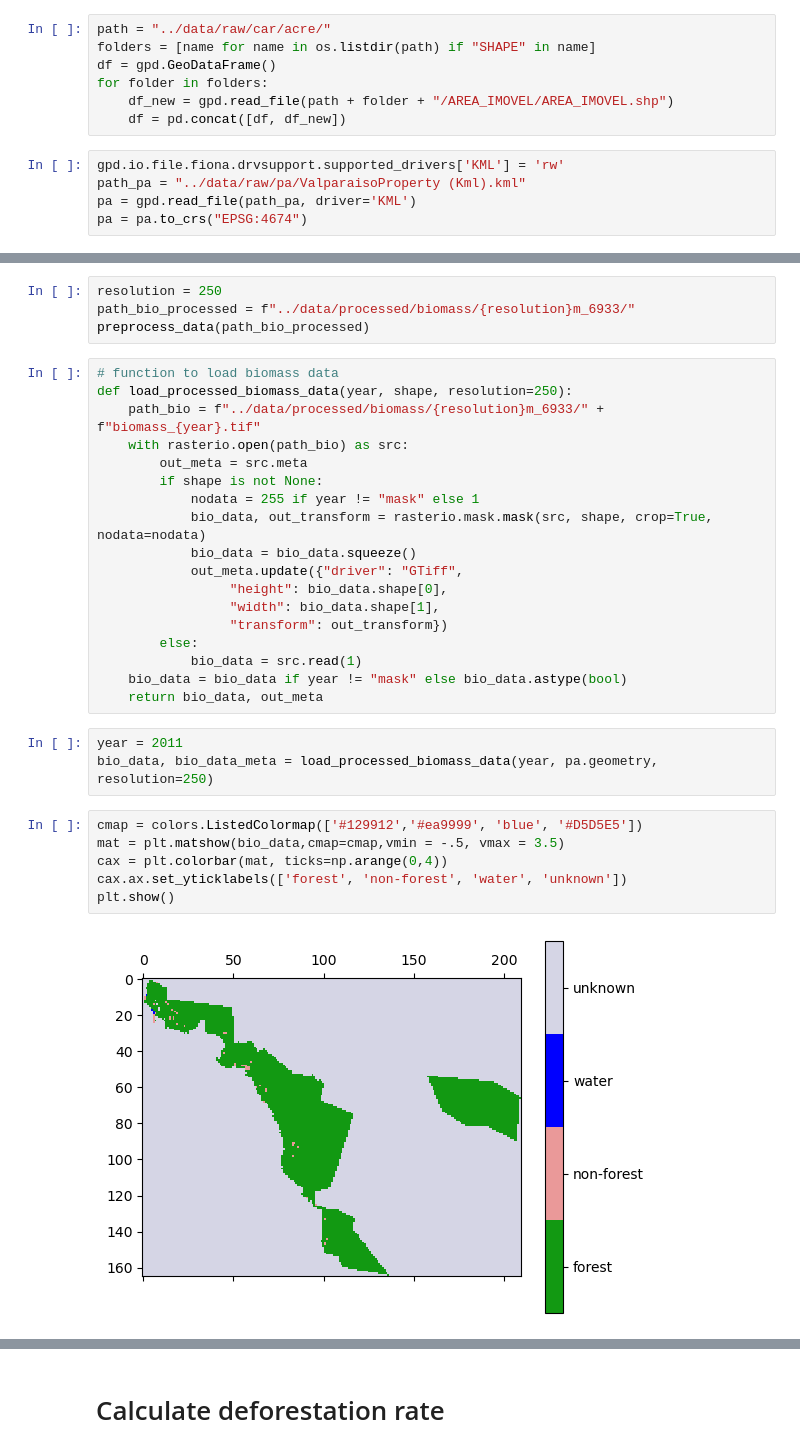
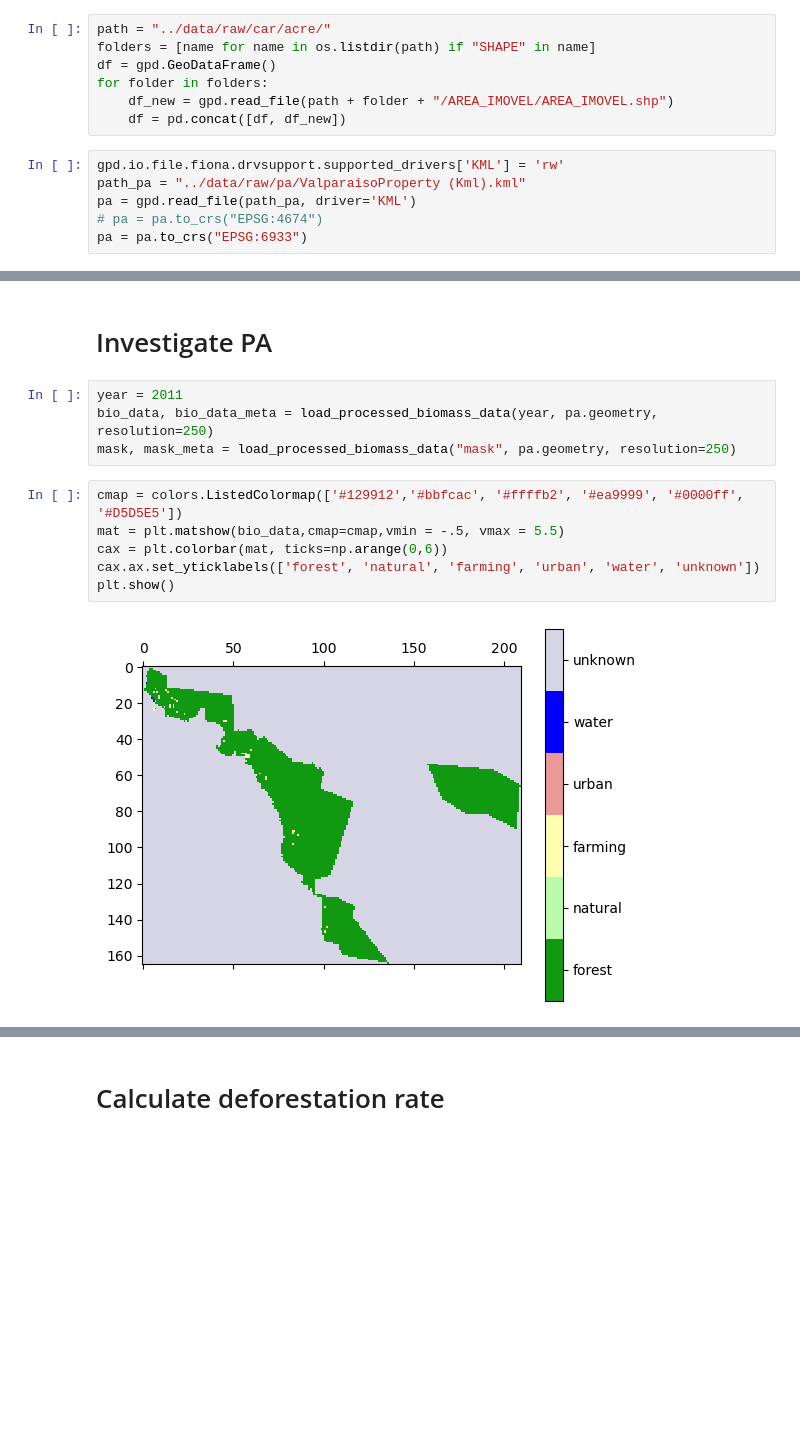
Before and after one commit to TimEngelmann/future-deforestation, a Jupyter notebook: notebooks/deforestation.ipynb, the cells around one changed output, grey strips where cells are left out. Cells and saved outputs as stored; diff of their text form; blank space fills up the shorter version.

```diff
--- a/notebooks/deforestation.ipynb
+++ b/notebooks/deforestation.ipynb
@@ -27,5 +145,6 @@ for folder in folders:
 gpd.io.file.fiona.drvsupport.supported_drivers['KML'] = 'rw'
 path_pa = "../data/raw/pa/ValparaisoProperty (Kml).kml"
 pa = gpd.read_file(path_pa, driver='KML')
-pa = pa.to_crs("EPSG:4674")
+# pa = pa.to_crs("EPSG:4674")
+pa = pa.to_crs("EPSG:6933")
 # %%
@@ -161,33 +185,14 @@ def preprocess_data(path_bio_processed):
-# %%
-resolution = 250
-path_bio_processed = f"../data/processed/biomass/{resolution}m_6933/"
-preprocess_data(path_bio_processed)
-# %%
-# function to load biomass data
-def load_processed_biomass_data(year, shape, resolution=250):
-    path_bio = f"../data/processed/biomass/{resolution}m_6933/" + f"biomass_{year}.tif"
-    with rasterio.open(path_bio) as src:
-        out_meta = src.meta
-        if shape is not None:
-            nodata = 255 if year != "mask" else 1
-            bio_data, out_transform = rasterio.mask.mask(src, shape, crop=True, nodata=nodata)
-            bio_data = bio_data.squeeze()
-            out_meta.update({"driver": "GTiff",
-                 "height": bio_data.shape[0],
-                 "width": bio_data.shape[1],
-                 "transform": out_transform})
-        else:
-            bio_data = src.read(1)
-    bio_data = bio_data if year != "mask" else bio_data.astype(bool)
-    return bio_data, out_meta
+# %% [markdown]
+# Investigate PA
 # %%
 year = 2011
 bio_data, bio_data_meta = load_processed_biomass_data(year, pa.geometry, resolution=250)
+mask, mask_meta = load_processed_biomass_data("mask", pa.geometry, resolution=250)
 # %%
-cmap = colors.ListedColormap(['#129912','#ea9999', 'blue', '#D5D5E5'])
-mat = plt.matshow(bio_data,cmap=cmap,vmin = -.5, vmax = 3.5)
-cax = plt.colorbar(mat, ticks=np.arange(0,4))
-cax.ax.set_yticklabels(['forest', 'non-forest', 'water', 'unknown'])
+cmap = colors.ListedColormap(['#129912','#bbfcac', '#ffffb2', '#ea9999', '#0000ff', '#D5D5E5'])
+mat = plt.matshow(bio_data,cmap=cmap,vmin = -.5, vmax = 5.5)
+cax = plt.colorbar(mat, ticks=np.arange(0,6))
+cax.ax.set_yticklabels(['forest', 'natural', 'farming', 'urban', 'water', 'unknown'])
 plt.show()
 # %% [output]
-[figure, old version]
+[figure, new version]
```
Also changed, not shown: parts of 34 cells of this notebook, 1 other file.
